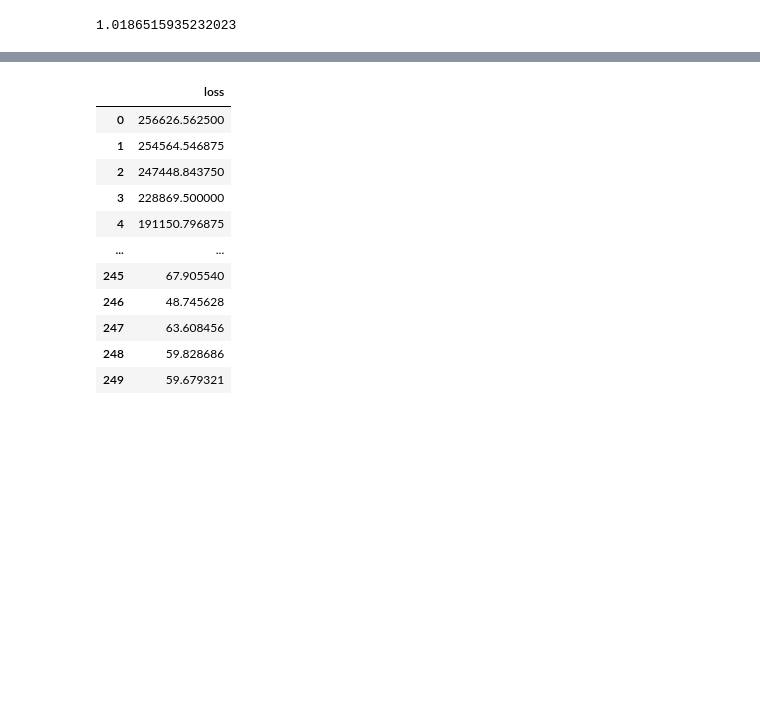
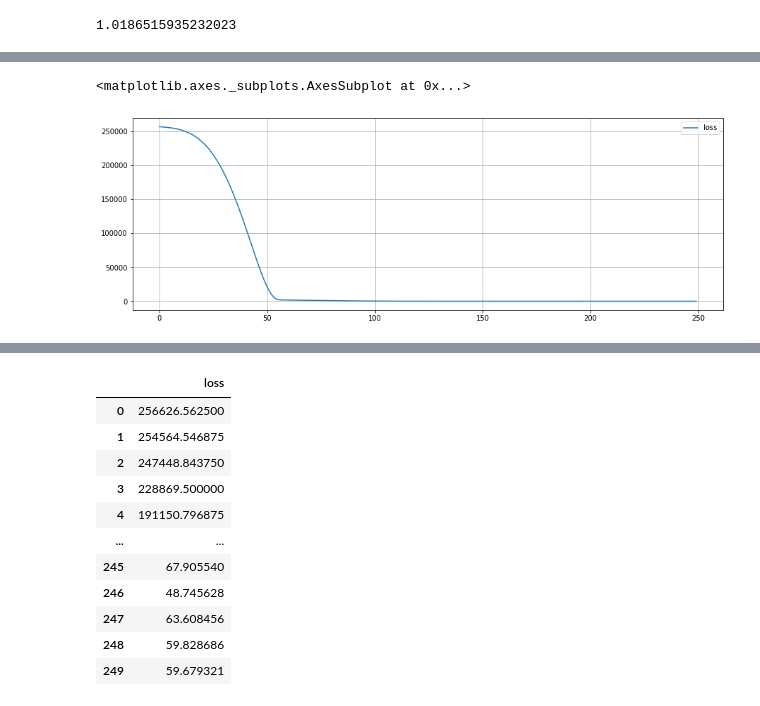
Before and after one commit to vishalrec1/Python, a Jupyter notebook: Keras_Learning.ipynb, the cells around one changed output, grey strips where cells are left out. Saved outputs shown, nothing was run; the diff lists cells and outputs as text; code cells hidden in the pictures; blank space fills up the shorter version.

```diff
--- a/Keras_Learning.ipynb
+++ b/Keras_Learning.ipynb
@@ -115,11 +117,11 @@ from tensorflow.keras.layers import Dense
 # %%
 model = Sequential()
 # %%
-model.add(Dense(units=32,activation='relu'))
+model.add(Dense(units=8,activation='relu'))
 # %%
-model.add(Dense(units=32,activation='relu'))
+model.add(Dense(units=8,activation='relu'))
 # %%
-model.add(Dense(units=32,activation='relu'))
+model.add(Dense(units=8,activation='relu'))
 # %%
 model.add(Dense(units=1))
 # %%
@@ -147,3 +149,3 @@ Epoch 250/250
 <tensorflow.python.keras.callbacks.History at 0x...>
 # %%
-df = pd.DataFrame(model.history.history)
+loss_df = pd.DataFrame(model.history.history)
@@ -149,0 +168,5 @@ df = pd.DataFrame(model.history.history)
+# %%
+loss_df.plot(figsize = (15,5),grid=True)
+# %% [output]
+<matplotlib.axes._subplots.AxesSubplot at 0x...>
+[figure, added]
```
Also changed, not shown: parts of 37 cells of this notebook.
